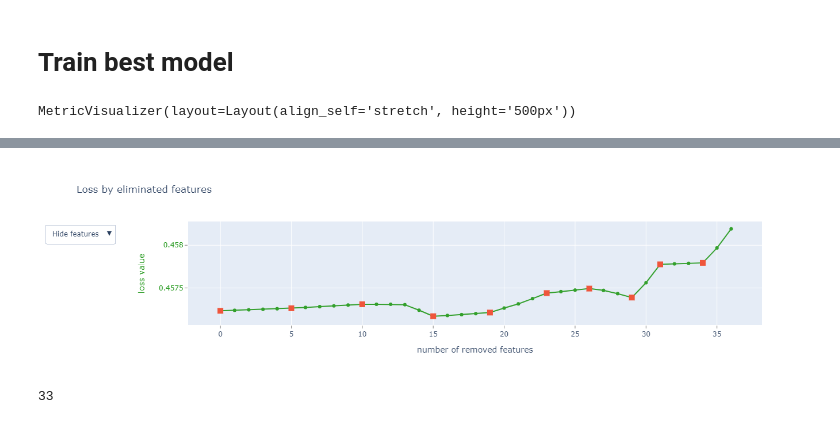
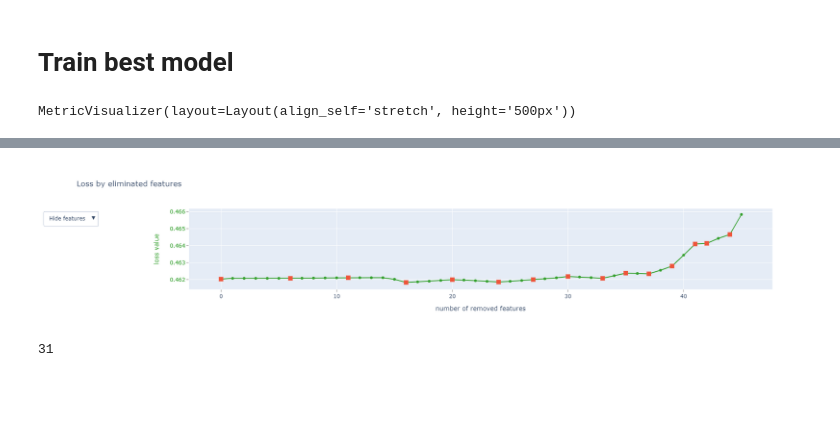
Before and after one commit to goo-goo-goo-joob/hse_credit_risk, a Jupyter notebook: alex_best_model.ipynb, the cells around one changed output, grey strips where cells are left out. Cells and saved outputs as stored; diff of their text form; code cells hidden in the pictures; blank space fills up the shorter version.

```diff
--- a/alex_best_model.ipynb
+++ b/alex_best_model.ipynb
@@ -39,7 +47,7 @@ samples = {
 }
 # %%
 features = sorted(set(samples["train"].columns) - {"target", "issue_d", "last_pymnt_d", "next_pymnt_d",
-                                                  "int_rate", "term", "installment", "funded_amnt", "loan_amnt","dti"
+                                                  "int_rate", "term", "installment", "funded_amnt", "loan_amnt","dti", "dti_joint","funded_amnt_inv",
                                                   })
 # %%
 pools = {
@@ -54,7 +62,7 @@ pools = {
 # Train best model
 # %%
 clf = catboost.CatBoostClassifier(
-    iterations=400,
+    iterations=200,
     max_depth=4,
     learning_rate=0.1,
     rsm=0.7,
@@ -67,8 +75,8 @@ summary = clf.select_features(
     pools["train"],
     eval_set=pools["oos"],
     features_for_select=np.arange(len(features)),
-    steps=10,
-    num_features_to_select=20,
+    steps=15,
+    num_features_to_select=10,
     verbose=0,
     plot=True,
     train_final_model=False,
@@ -78,4 +87,4 @@ MetricVisualizer(layout=Layout(align_self='stretch', height='500px'))
-[figure, old version]
+[figure, new version]
 # %%
 features = summary["selected_features_names"] + [
     name
@@ -89,7 +98,7 @@ features = summary["selected_features_names"] + [
 ignored_features = sorted(set(pools['train'].get_feature_names()) - set(features))
 len(features)
 # %% [output]
-33
+31
 # %%
 pools = {
     k: catboost.Pool(v[v["target"] != -1][features], v[v["target"] != -1]["target"], cat_features=sorted(set(cat_features) & set(features)))
```
Also changed, not shown: parts of 10 cells of this notebook, 3 other files.
